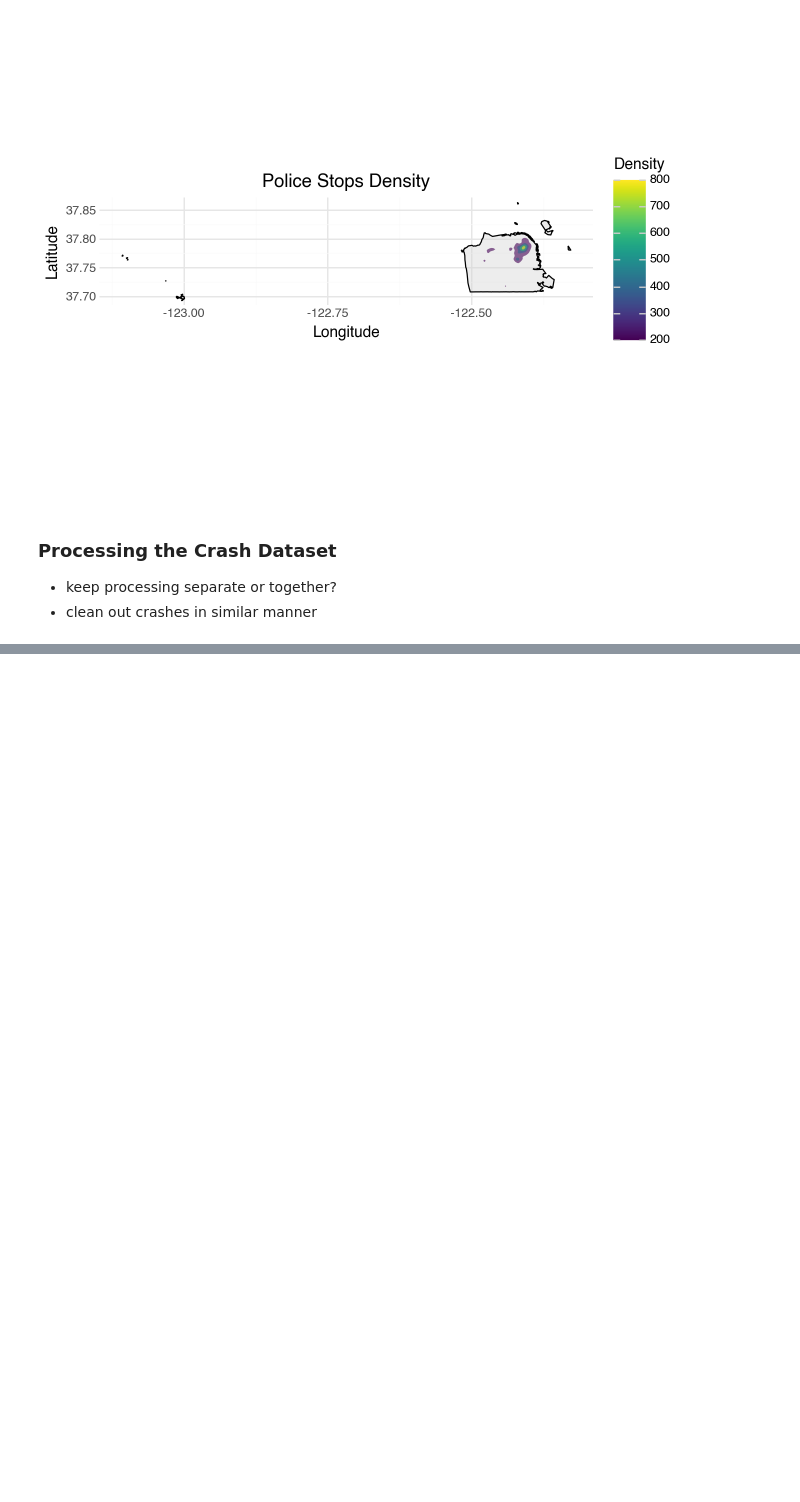
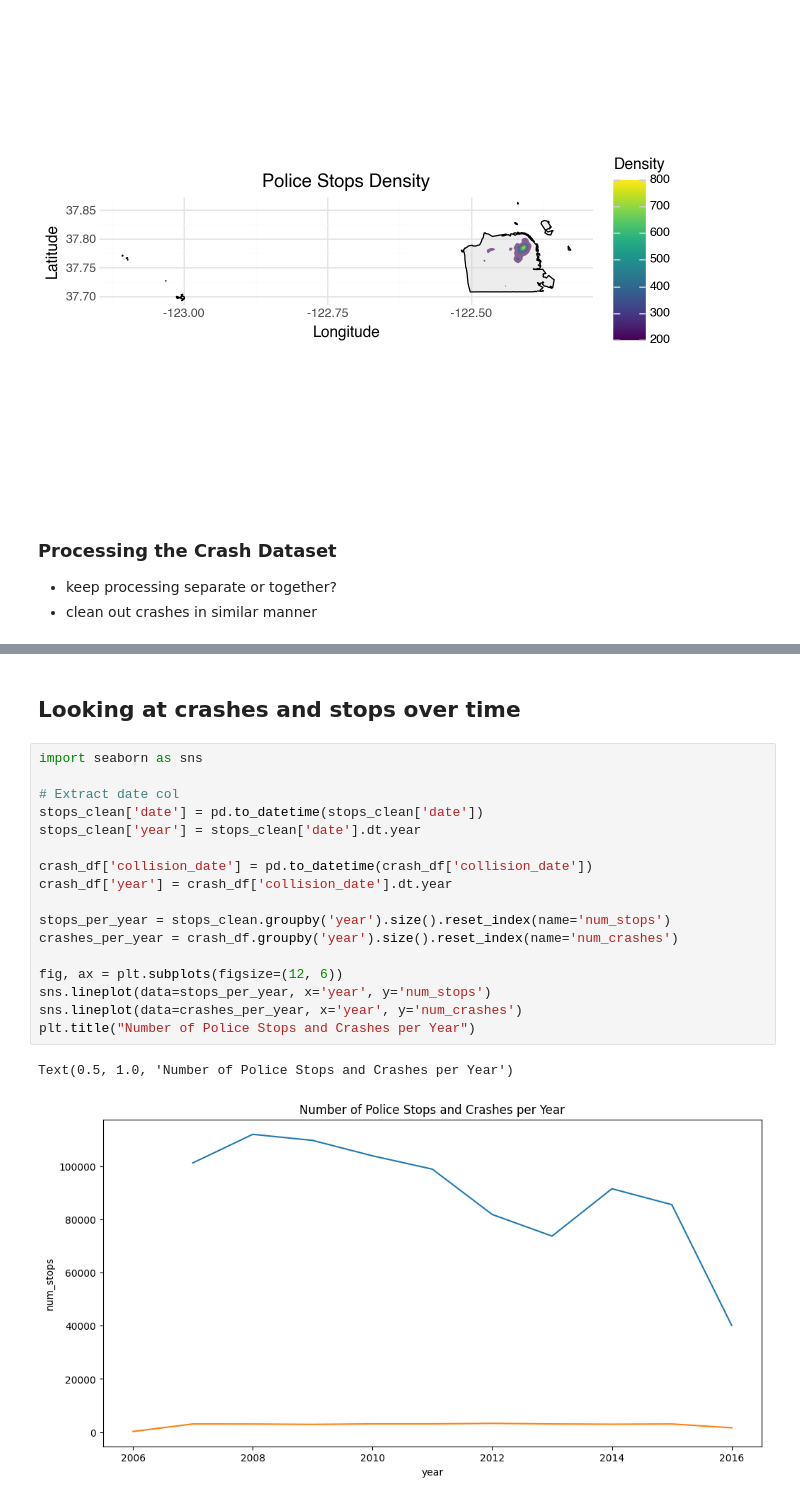
Before and after one commit to utexas-SDS-357/sds357-project-sp26-con-founders, a Jupyter notebook: Preprocessing/sf_analysis.ipynb, the cells around one changed output, grey strips where cells are left out. Drawn from its saved outputs; the diff is of its cells as text; blank space fills up the shorter version.

```diff
--- a/Preprocessing/sf_analysis.ipynb
+++ b/Preprocessing/sf_analysis.ipynb
@@ -347,0 +373,22 @@ stops_clean["lat"] = stops_clean.geometry.y
+# %% [markdown]
+## Looking at crashes and stops over time
+# %%
+import seaborn as sns
+
+# Extract date col
+stops_clean['date'] = pd.to_datetime(stops_clean['date'])
+stops_clean['year'] = stops_clean['date'].dt.year
+
+crash_df['collision_date'] = pd.to_datetime(crash_df['collision_date'])
+crash_df['year'] = crash_df['collision_date'].dt.year
+
+stops_per_year = stops_clean.groupby('year').size().reset_index(name='num_stops')
+crashes_per_year = crash_df.groupby('year').size().reset_index(name='num_crashes')
+
+fig, ax = plt.subplots(figsize=(12, 6))
+sns.lineplot(data=stops_per_year, x='year', y='num_stops')
+sns.lineplot(data=crashes_per_year, x='year', y='num_crashes')
+plt.title("Number of Police Stops and Crashes per Year")
+# %% [output]
+Text(0.5, 1.0, 'Number of Police Stops and Crashes per Year')
+[figure, added]
```
Also changed, not shown: parts of 6 cells of this notebook.
